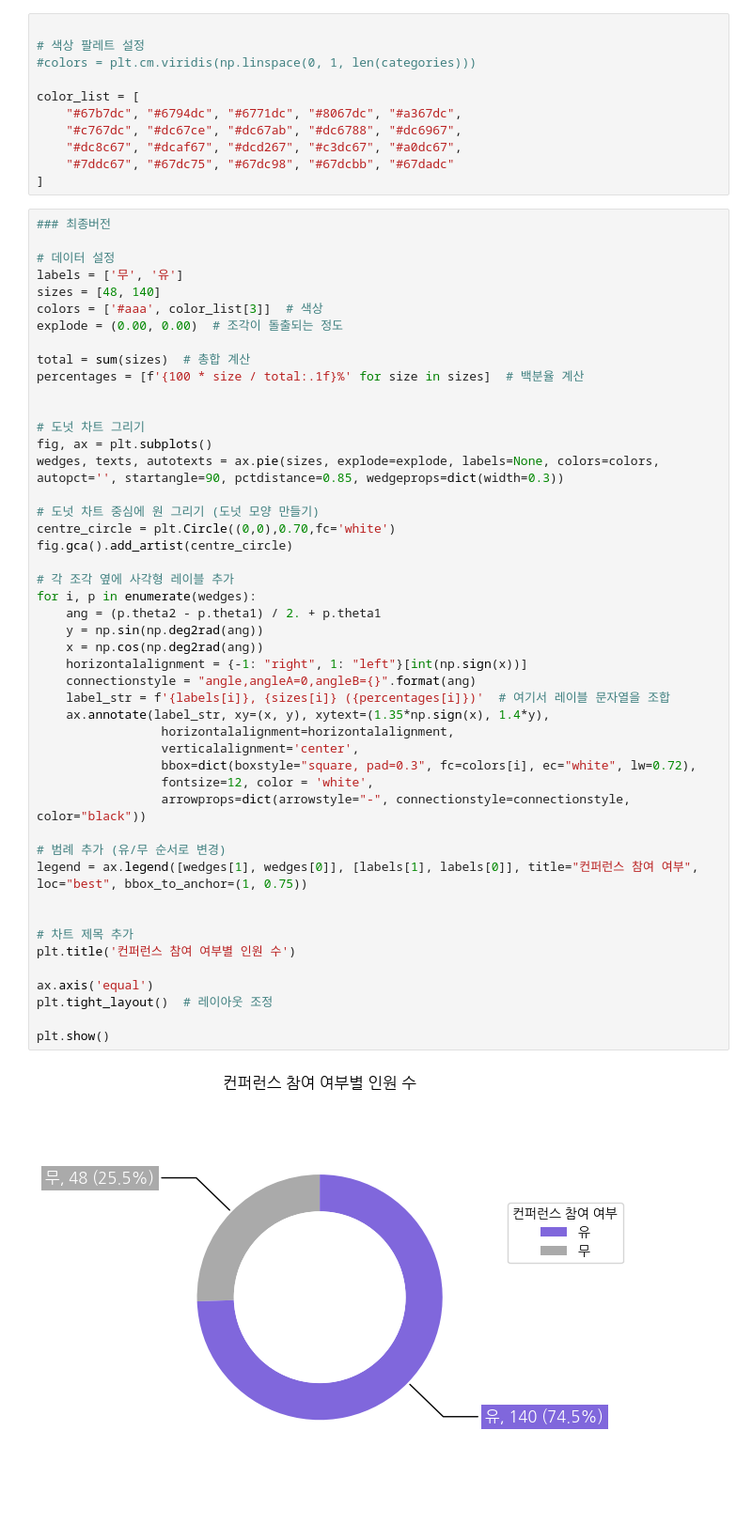
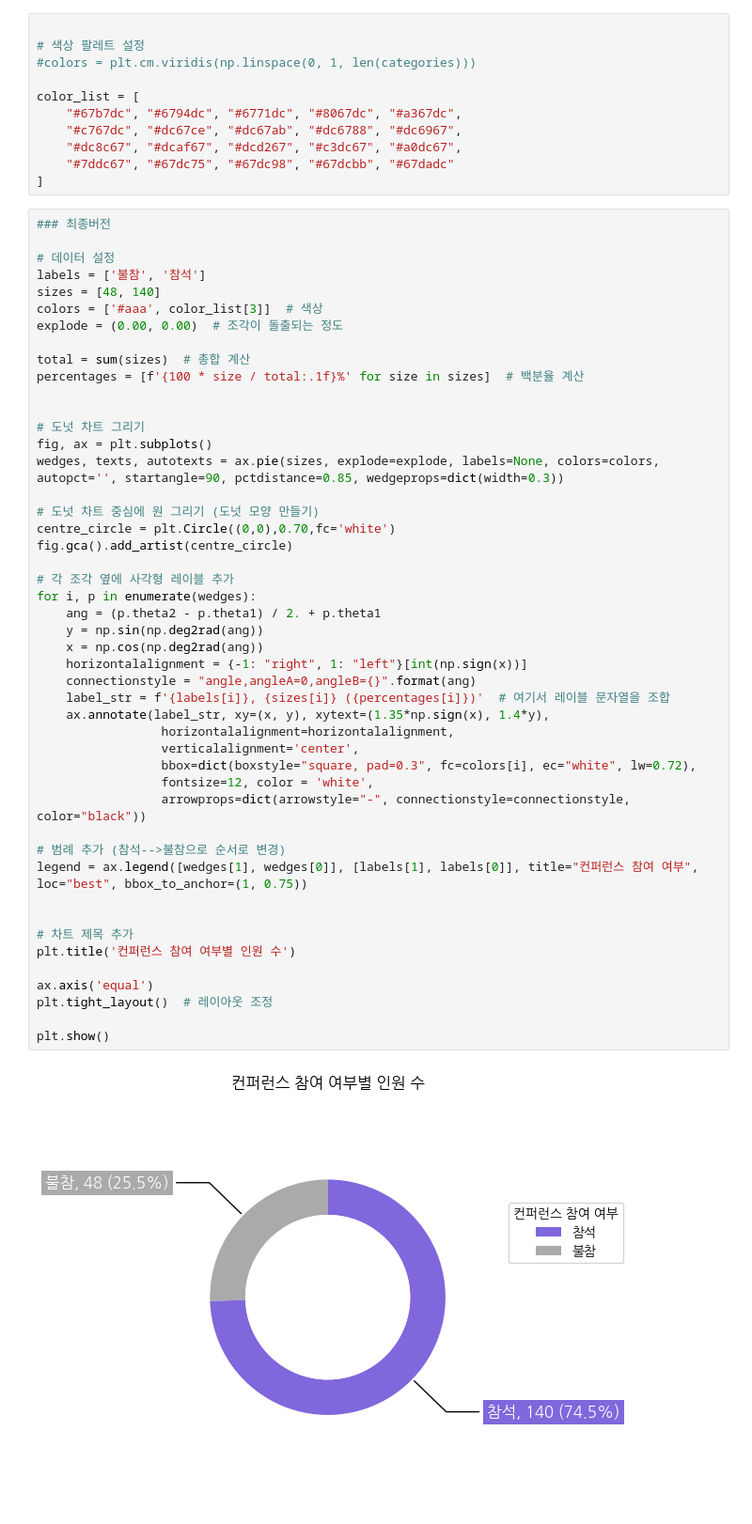
Before and after one commit to eunyeongkimm/personal_portfolio, a Jupyter notebook: visualization/doughnut_chart_사각형_레이블_만들기.ipynb, the cells around one changed output. Shown at 94% size. Drawn from its saved outputs; the diff is of its cells as text.

```diff
--- a/visualization/doughnut_chart_사각형_레이블_만들기.ipynb
+++ b/visualization/doughnut_chart_사각형_레이블_만들기.ipynb
@@ -47,7 +47,7 @@ color_list = [
 ### 최종버전
 
 # 데이터 설정
-labels = ['무', '유']
+labels = ['불참', '참석']
 sizes = [48, 140]
 colors = ['#aaa', color_list[3]]  # 색상
 explode = (0.00, 0.00)  # 조각이 돌출되는 정도
@@ -63,32 +63,32 @@ wedges, texts, autotexts = ax.pie(sizes, explode=explode, labels=None, colors=co
 # 도넛 차트 중심에 원 그리기 (도넛 모양 만들기)
 centre_circle = plt.Circle((0,0),0.70,fc='white')
 fig.gca().add_artist(centre_circle)
 
 # 각 조각 옆에 사각형 레이블 추가
 for i, p in enumerate(wedges):
     ang = (p.theta2 - p.theta1) / 2. + p.theta1
     y = np.sin(np.deg2rad(ang))
     x = np.cos(np.deg2rad(ang))
     horizontalalignment = {-1: "right", 1: "left"}[int(np.sign(x))]
     connectionstyle = "angle,angleA=0,angleB={}".format(ang)
     label_str = f'{labels[i]}, {sizes[i]} ({percentages[i]})'  # 여기서 레이블 문자열을 조합
     ax.annotate(label_str, xy=(x, y), xytext=(1.35*np.sign(x), 1.4*y),
                  horizontalalignment=horizontalalignment,
                  verticalalignment='center',
                  bbox=dict(boxstyle="square, pad=0.3", fc=colors[i], ec="white", lw=0.72),
                  fontsize=12, color = 'white',
                  arrowprops=dict(arrowstyle="-", connectionstyle=connectionstyle, color="black"))
 
-# 범례 추가 (유/무 순서로 변경)
+# 범례 추가 (참석-->불참으로 순서로 변경)
 legend = ax.legend([wedges[1], wedges[0]], [labels[1], labels[0]], title="컨퍼런스 참여 여부", loc="best", bbox_to_anchor=(1, 0.75))
 
 
 # 차트 제목 추가
 plt.title('컨퍼런스 참여 여부별 인원 수')
 
 ax.axis('equal')
 plt.tight_layout()  # 레이아웃 조정
 
 plt.show()
 # %% [output]
-[figure, old version]
+[figure, new version]
```
Also changed, not shown: parts of 1 cell of this notebook.
